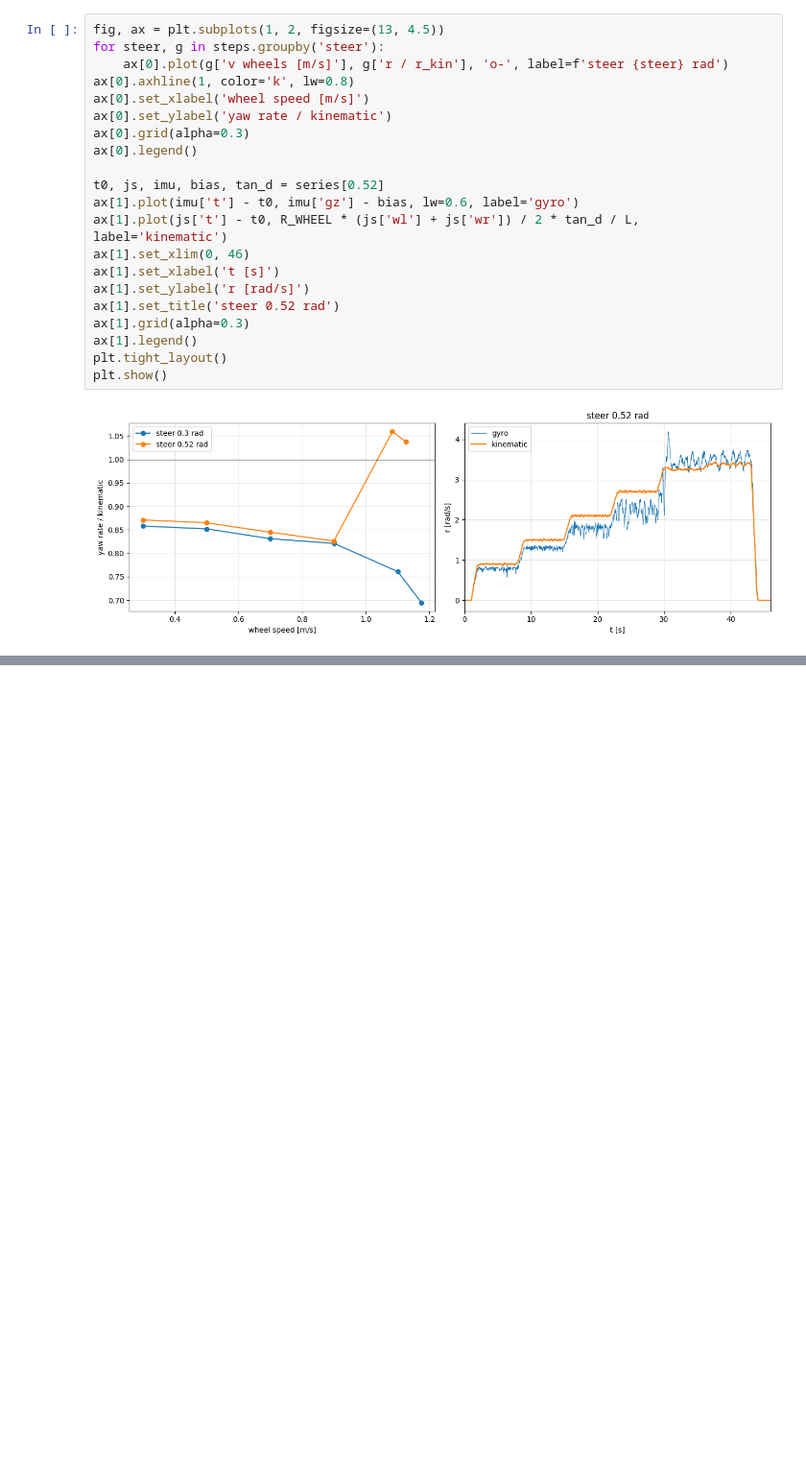
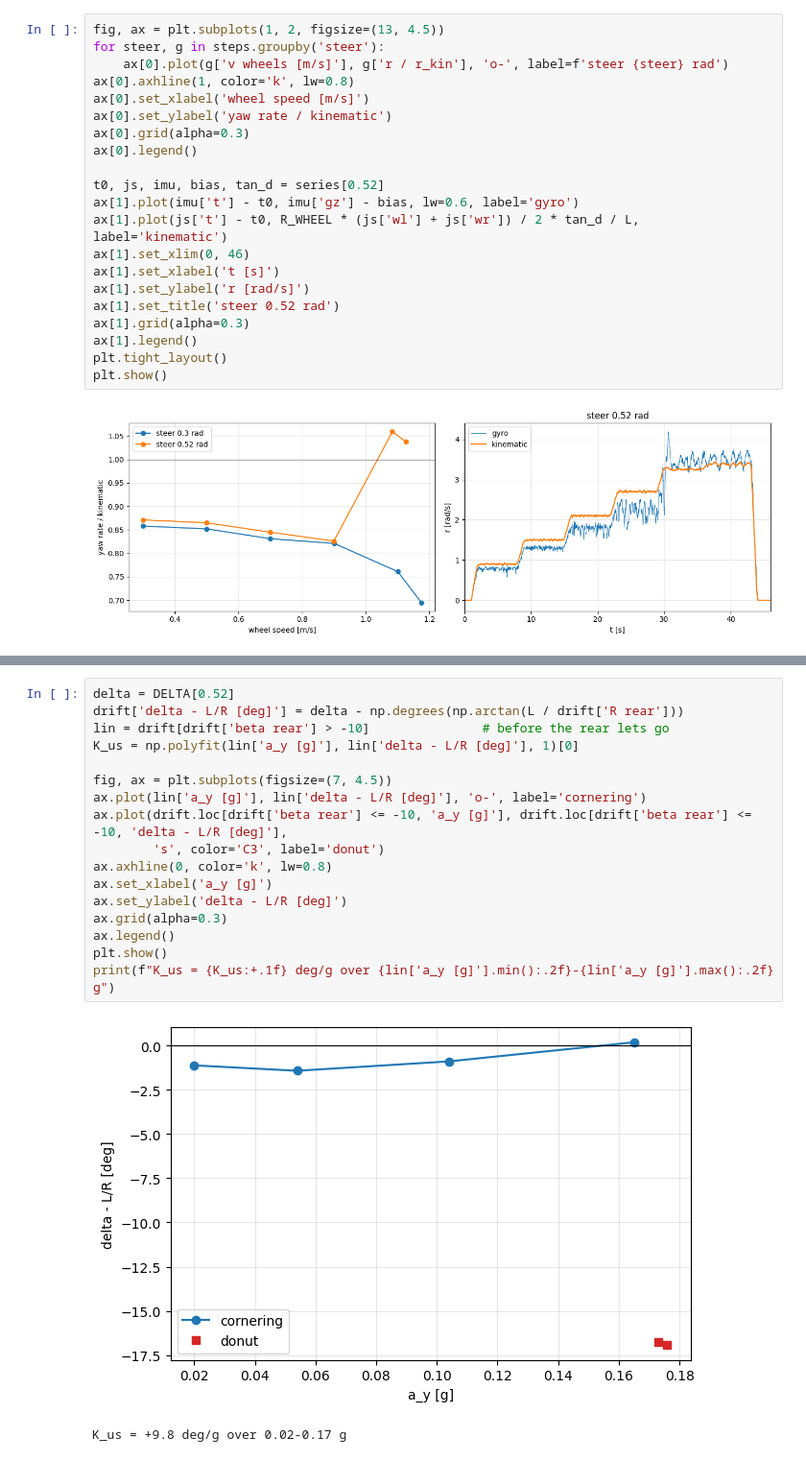
Before and after one commit to Gelminaio/drift-mpc-ackermann, a Jupyter notebook: notebooks/handling.ipynb, the cells around one changed output, grey strips where cells are left out. Shown at 96% size. Cells and saved outputs as stored; diff of their text form; blank space fills up the shorter version.

```diff
--- a/notebooks/handling.ipynb
+++ b/notebooks/handling.ipynb
@@ -104,0 +263,20 @@ with markers on the car, for radius, true speed and sideslip.
+# %%
+delta = DELTA[0.52]
+drift['delta - L/R [deg]'] = delta - np.degrees(np.arctan(L / drift['R rear']))
+lin = drift[drift['beta rear'] > -10]               # before the rear lets go
+K_us = np.polyfit(lin['a_y [g]'], lin['delta - L/R [deg]'], 1)[0]
+
+fig, ax = plt.subplots(figsize=(7, 4.5))
+ax.plot(lin['a_y [g]'], lin['delta - L/R [deg]'], 'o-', label='cornering')
+ax.plot(drift.loc[drift['beta rear'] <= -10, 'a_y [g]'], drift.loc[drift['beta rear'] <= -10, 'delta - L/R [deg]'],
+        's', color='C3', label='donut')
+ax.axhline(0, color='k', lw=0.8)
+ax.set_xlabel('a_y [g]')
+ax.set_ylabel('delta - L/R [deg]')
+ax.grid(alpha=0.3)
+ax.legend()
+plt.show()
+print(f"K_us = {K_us:+.1f} deg/g over {lin['a_y [g]'].min():.2f}-{lin['a_y [g]'].max():.2f} g")
+# %% [output]
+[figure, added]
+K_us = +9.8 deg/g over 0.02-0.17 g
```
Also changed, not shown: parts of 13 cells of this notebook, 2 other files.
